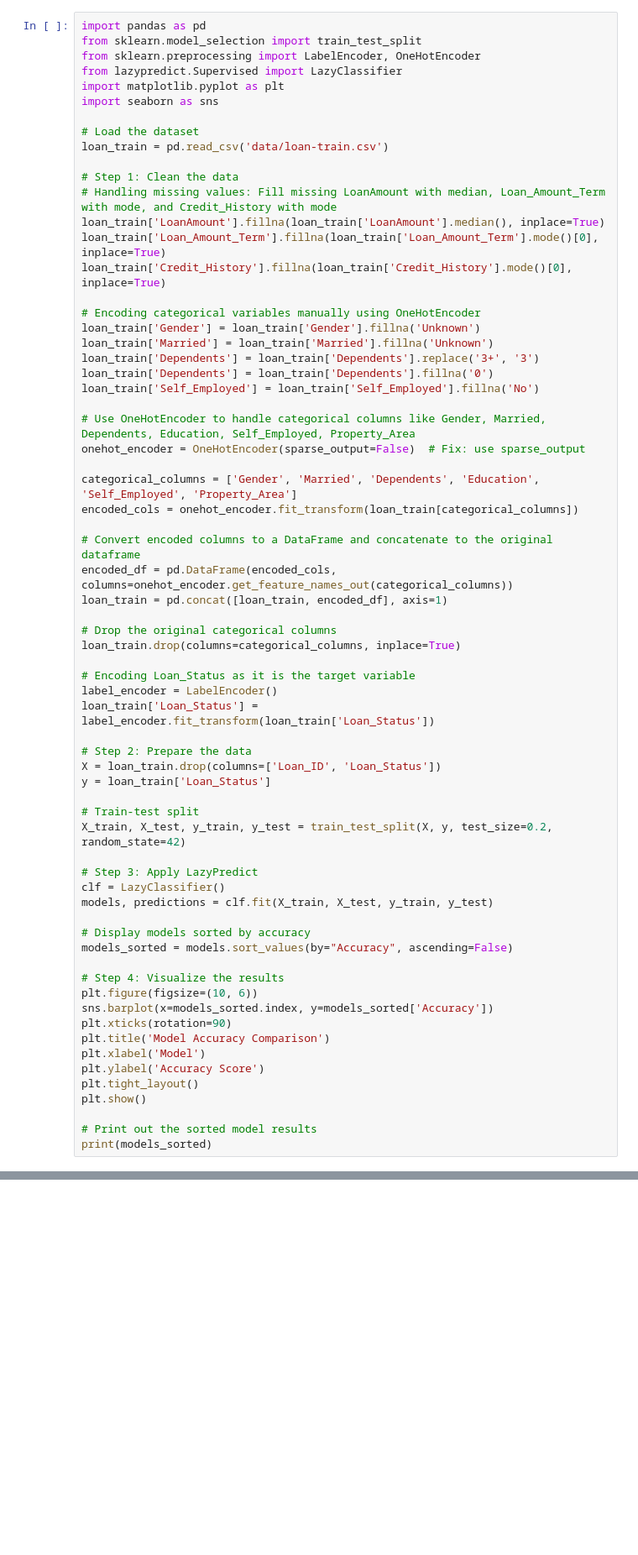
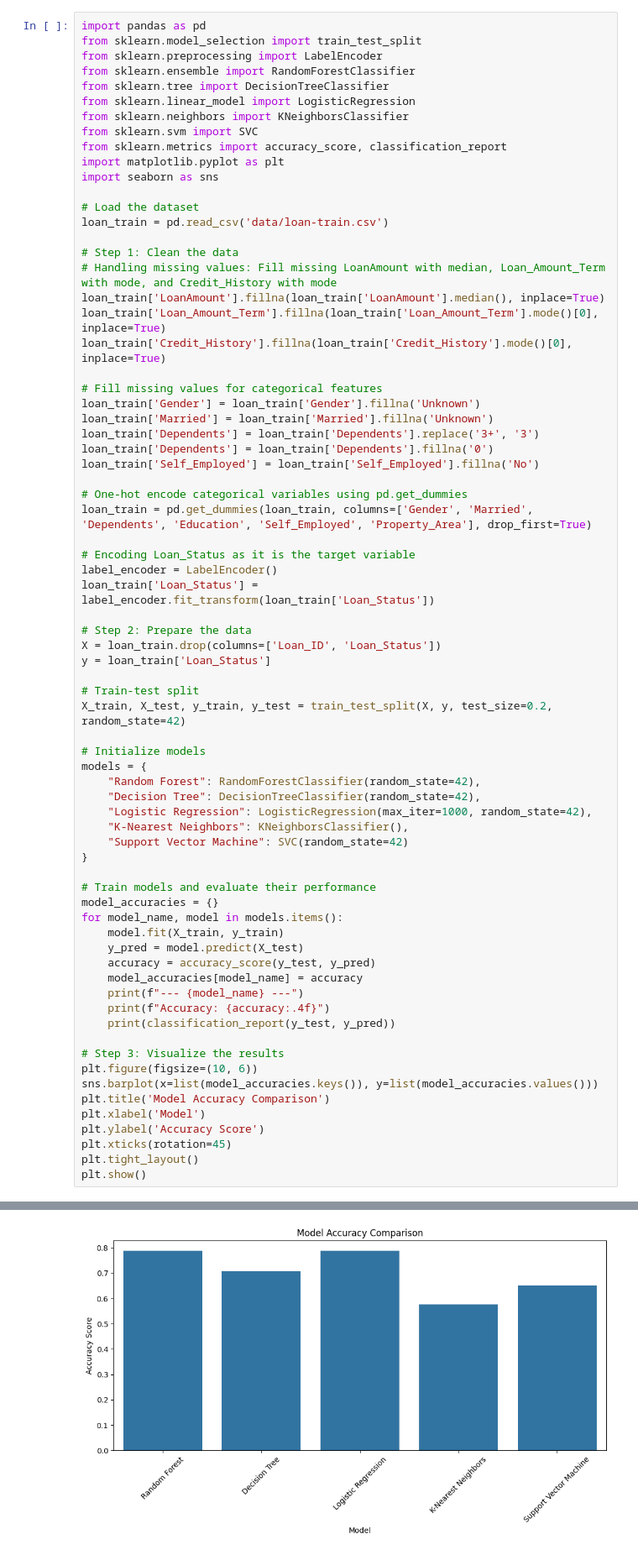
Before and after one commit to Ismat-Samadov/Loan_Eligiblity, a Jupyter notebook: model/research.ipynb, the cells around one changed output, grey strips where cells are left out. Shown: that part at 84% size. Cells and saved outputs as stored; diff of their text form; blank space fills up the shorter version.

```diff
--- a/model/research.ipynb
+++ b/model/research.ipynb
@@ -1,8 +1,13 @@
 # %%
 import pandas as pd
 from sklearn.model_selection import train_test_split
-from sklearn.preprocessing import LabelEncoder, OneHotEncoder
-from lazypredict.Supervised import LazyClassifier
+from sklearn.preprocessing import LabelEncoder
+from sklearn.ensemble import RandomForestClassifier
+from sklearn.tree import DecisionTreeClassifier
+from sklearn.linear_model import LogisticRegression
+from sklearn.neighbors import KNeighborsClassifier
+from sklearn.svm import SVC
+from sklearn.metrics import accuracy_score, classification_report
 import matplotlib.pyplot as plt
 import seaborn as sns
 
@@ -15,25 +20,15 @@ loan_train['LoanAmount'].fillna(loan_train['LoanAmount'].median(), inplace=True)
 loan_train['Loan_Amount_Term'].fillna(loan_train['Loan_Amount_Term'].mode()[0], inplace=True)
 loan_train['Credit_History'].fillna(loan_train['Credit_History'].mode()[0], inplace=True)
 
-# Encoding categorical variables manually using OneHotEncoder
+# Fill missing values for categorical features
 loan_train['Gender'] = loan_train['Gender'].fillna('Unknown')
 loan_train['Married'] = loan_train['Married'].fillna('Unknown')
 loan_train['Dependents'] = loan_train['Dependents'].replace('3+', '3')
 loan_train['Dependents'] = loan_train['Dependents'].fillna('0')
 loan_train['Self_Employed'] = loan_train['Self_Employed'].fillna('No')
 
-# Use OneHotEncoder to handle categorical columns like Gender, Married, Dependents, Education, Self_Employed, Property_Area
-onehot_encoder = OneHotEncoder(sparse_output=False)  # Fix: use sparse_output
-
-categorical_columns = ['Gender', 'Married', 'Dependents', 'Education', 'Self_Employed', 'Property_Area']
-encoded_cols = onehot_encoder.fit_transform(loan_train[categorical_columns])
-
-# Convert encoded columns to a DataFrame and concatenate to the original dataframe
-encoded_df = pd.DataFrame(encoded_cols, columns=onehot_encoder.get_feature_names_out(categorical_columns))
-loan_train = pd.concat([loan_train, encoded_df], axis=1)
-
-# Drop the original categorical columns
-loan_train.drop(columns=categorical_columns, inplace=True)
+# One-hot encode categorical variables using pd.get_dummies
+loan_train = pd.get_dummies(loan_train, columns=['Gender', 'Married', 'Dependents', 'Education', 'Self_Employed', 'Property_Area'], drop_first=True)
 
 # Encoding Loan_Status as it is the target variable
 label_encoder = LabelEncoder()
@@ -46,23 +41,33 @@ y = loan_train['Loan_Status']
 # Train-test split
 X_train, X_test, y_train, y_test = train_test_split(X, y, test_size=0.2, random_state=42)
 
-# Step 3: Apply LazyPredict
-clf = LazyClassifier()
-models, predictions = clf.fit(X_train, X_test, y_train, y_test)
+# Initialize models
+models = {
+    "Random Forest": RandomForestClassifier(random_state=42),
+    "Decision Tree": DecisionTreeClassifier(random_state=42),
+    "Logistic Regression": LogisticRegression(max_iter=1000, random_state=42),
+    "K-Nearest Neighbors": KNeighborsClassifier(),
+    "Support Vector Machine": SVC(random_state=42)
+}
 
-# Display models sorted by accuracy
-models_sorted = models.sort_values(by="Accuracy", ascending=False)
+# Train models and evaluate their performance
+model_accuracies = {}
+for model_name, model in models.items():
+    model.fit(X_train, y_train)
+    y_pred = model.predict(X_test)
+    accuracy = accuracy_score(y_test, y_pred)
+    model_accuracies[model_name] = accuracy
+    print(f"--- {model_name} ---")
+    print(f"Accuracy: {accuracy:.4f}")
+    print(classification_report(y_test, y_pred))
 
-# Step 4: Visualize the results
+# Step 3: Visualize the results
 plt.figure(figsize=(10, 6))
-sns.barplot(x=models_sorted.index, y=models_sorted['Accuracy'])
-plt.xticks(rotation=90)
+sns.barplot(x=list(model_accuracies.keys()), y=list(model_accuracies.values()))
 plt.title('Model Accuracy Comparison')
 plt.xlabel('Model')
 plt.ylabel('Accuracy Score')
+plt.xticks(rotation=45)
 plt.tight_layout()
 plt.show()
-
-# Print out the sorted model results
-print(models_sorted)
 # %% [output]
@@ -69,0 +91 @@ TypeError: OneHotEncoder.__init__() got an unexpected keyword argument 'sparse'
+[figure, added]
```
Also changed, not shown: parts of 1 cell of this notebook, 2 other files.
